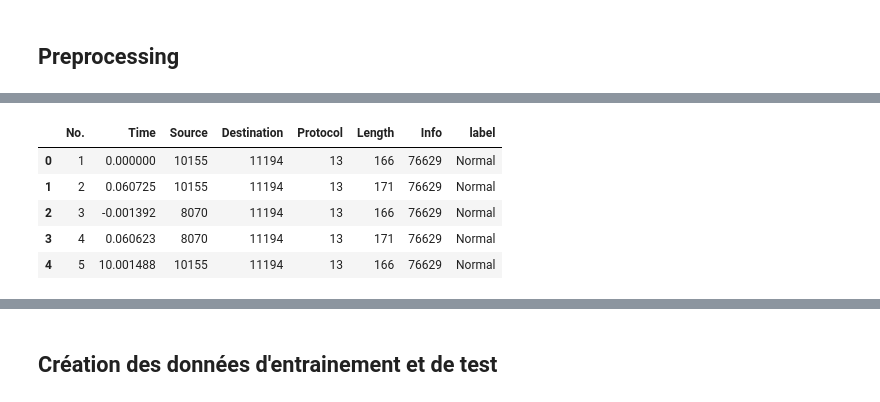
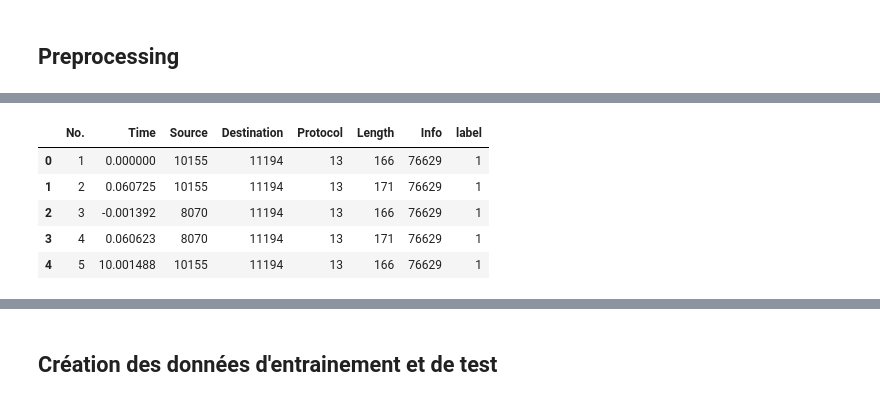
Before and after one commit to Enzo-hmdy/Secu_IOT_UQAC2, a Jupyter notebook: cleaning.ipynb, the cells around one changed output, grey strips where cells are left out. Drawn from its saved outputs; the diff is of its cells as text; code cells hidden in the pictures.

```diff
--- a/cleaning.ipynb
+++ b/cleaning.ipynb
@@ -42,3 +76,6 @@ df.loc[57151:, 'label'] = 'SYN Flood'
+# %%
+# find mean evolution of column time for reverse shell label and keylogger label
+df_copy['Time'] = pd.to_datetime(df_copy['Time'], unit='s')
 # %%
 # show labels for protocol DNS
 df.loc[df['Protocol'] == 'DNS', 'label'].value_counts()
@@ -51,8 +84,13 @@ Name: label, dtype: int64
 # %%
 # show labels for protocol  FTP, and TLSv1 and TLSv1.2 and SSDP AND FTP-DATA
-df.loc[df['Protocol'].isin(['FTP', 'TLSv1', 'TLSv1.2', 'SSDP', 'FTP-DATA']), 'label'].value_counts()
-# class these protocols as normal
-df.loc[df['Protocol'].isin(['FTP', 'TLSv1', 'TLSv1.2', 'SSDP', 'FTP-DATA']), 'label'] = 'Normal'
+# df.loc[df['Protocol'].isin(['FTP', 'TLSv1', 'TLSv1.2', 'SSDP', 'FTP-DATA']), 'label'].value_counts()
+# # class these protocols as normal
+# df.loc[df['Protocol'].isin(['FTP', 'TLSv1', 'TLSv1.2', 'SSDP', 'FTP-DATA']), 'label'] = 'Normal'
+# %%
+# concatenate the 3 dataframes
+df = pd.concat([df, df_revershell, df_keylogger], ignore_index=True)
+# make the column No. as a iteration  (+1 +1 +1 +1 ) start as 1
+df['No.'] = np.arange(1, len(df) + 1)
 # %% [markdown]
 ## Quelques visualisations
 # %%
@@ -87,35 +149,47 @@ df.head()
 # %%
 from sklearn.preprocessing import LabelEncoder
 label_encoder = LabelEncoder()
 df['label'] = label_encoder.fit_transform(df['label'])
 df.head()
+
+df_copy['label'] = label_encoder.fit_transform(df_copy['label'])
 
 # convert categorical data to numerical data
 df['Protocol'] = df['Protocol'].astype('category')
 df['Protocol'] = df['Protocol'].cat.codes
 df['Source'] = df['Source'].astype('category')
 df['Source'] = df['Source'].cat.codes
 df['Destination'] = df['Destination'].astype('category')
 df['Destination'] = df['Destination'].cat.codes
 df['Info'] = df['Info'].astype('category')
 df['Info'] = df['Info'].cat.codes
 df.head()
 
+df_copy['Protocol'] = df_copy['Protocol'].astype('category')
+df_copy['Protocol'] = df_copy['Protocol'].cat.codes
+df_copy['Source'] = df_copy['Source'].astype('category')
+df_copy['Source'] = df_copy['Source'].cat.codes
+df_copy['Destination'] = df_copy['Destination'].astype('category')
+df_copy['Destination'] = df_copy['Destination'].cat.codes
+df_copy['Info'] = df_copy['Info'].astype('category')
+df_copy['Info'] = df_copy['Info'].cat.codes
+df_copy.head()
+
 
 # label_encoders = {}
 # for column in df.columns:
 #     if df[column].dtype == type(object):
 #         label_encoders[column] = LabelEncoder()
 #         df[column] = label_encoders[column].fit_transform(df[column])
 
 # df.head()
 # %% [output]
 |  | No. | Time | Source | Destination | Protocol | Length | Info | label |
-| 0 | 1 | 0.000000 | 10155 | 11194 | 13 | 166 | 76629 | Normal |
-| 1 | 2 | 0.060725 | 10155 | 11194 | 13 | 171 | 76629 | Normal |
-| 2 | 3 | -0.001392 | 8070 | 11194 | 13 | 166 | 76629 | Normal |
-| 3 | 4 | 0.060623 | 8070 | 11194 | 13 | 171 | 76629 | Normal |
-| 4 | 5 | 10.001488 | 10155 | 11194 | 13 | 166 | 76629 | Normal |
+| 0 | 1 | 0.000000 | 10155 | 11194 | 13 | 166 | 76629 | 1 |
+| 1 | 2 | 0.060725 | 10155 | 11194 | 13 | 171 | 76629 | 1 |
+| 2 | 3 | -0.001392 | 8070 | 11194 | 13 | 166 | 76629 | 1 |
+| 3 | 4 | 0.060623 | 8070 | 11194 | 13 | 171 | 76629 | 1 |
+| 4 | 5 | 10.001488 | 10155 | 11194 | 13 | 166 | 76629 | 1 |
 # %%
 df.dtypes
 # %% [output]
```
Also changed, not shown: parts of 26 cells of this notebook, 1 other file.
